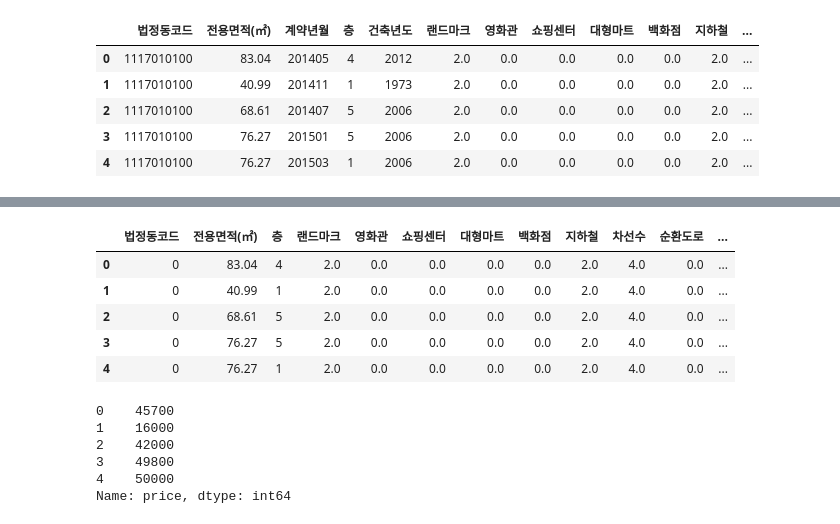
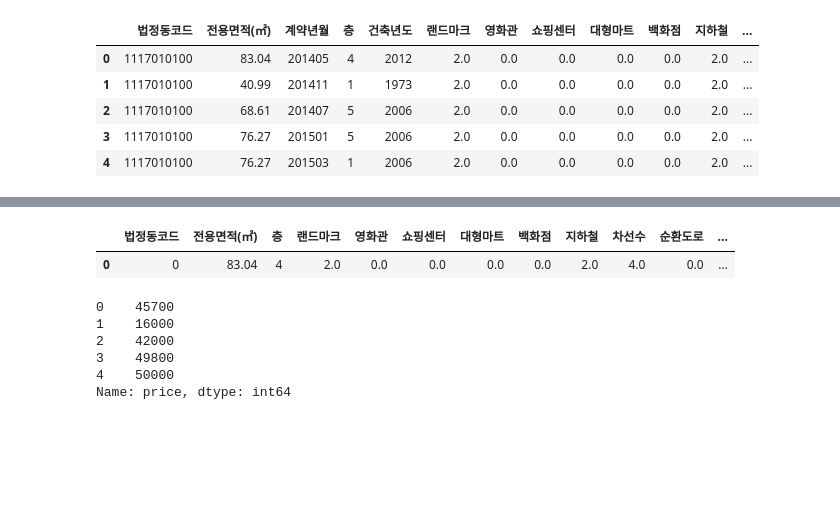
Before and after one commit to younghk/Housing_Seoul_Analysis, a Jupyter notebook: Modelling.ipynb, the cells around one changed output, grey strips where cells are left out. Drawn from its saved outputs; the diff is of its cells as text; code cells hidden in the pictures; blank space fills up the shorter version.

```diff
--- a/Modelling.ipynb
+++ b/Modelling.ipynb
@@ -58,5 +58,3 @@ for c in X['법정동코드']:
         idx = idx + 1
     except :
         continue
-# %%
-X = train_dataX
@@ -82,12 +61,8 @@ X = train_dataX
 # %%
-X.head(5)
+X.head(1)
 # %% [output]
 |  | 법정동코드 | 전용면적(㎡) | 층 | 랜드마크 | 영화관 | 쇼핑센터 | 대형마트 | 백화점 | 지하철 | 차선수 | 순환도로 | ... |
 | 0 | 0 | 83.04 | 4 | 2.0 | 0.0 | 0.0 | 0.0 | 0.0 | 2.0 | 4.0 | 0.0 | ... |
-| 1 | 0 | 40.99 | 1 | 2.0 | 0.0 | 0.0 | 0.0 | 0.0 | 2.0 | 4.0 | 0.0 | ... |
-| 2 | 0 | 68.61 | 5 | 2.0 | 0.0 | 0.0 | 0.0 | 0.0 | 2.0 | 4.0 | 0.0 | ... |
-| 3 | 0 | 76.27 | 5 | 2.0 | 0.0 | 0.0 | 0.0 | 0.0 | 2.0 | 4.0 | 0.0 | ... |
-| 4 | 0 | 76.27 | 1 | 2.0 | 0.0 | 0.0 | 0.0 | 0.0 | 2.0 | 4.0 | 0.0 | ... |
 # %%
 train_dataY['price'].head(5)
 # %% [output]
```
Also changed, not shown: parts of 13 cells of this notebook.
